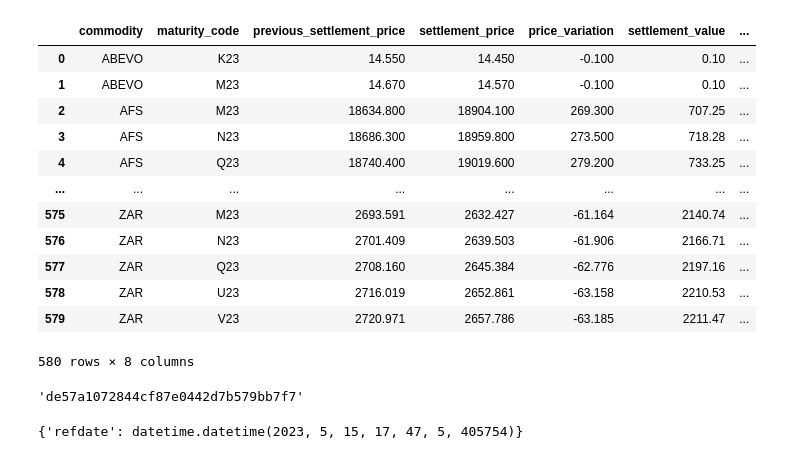
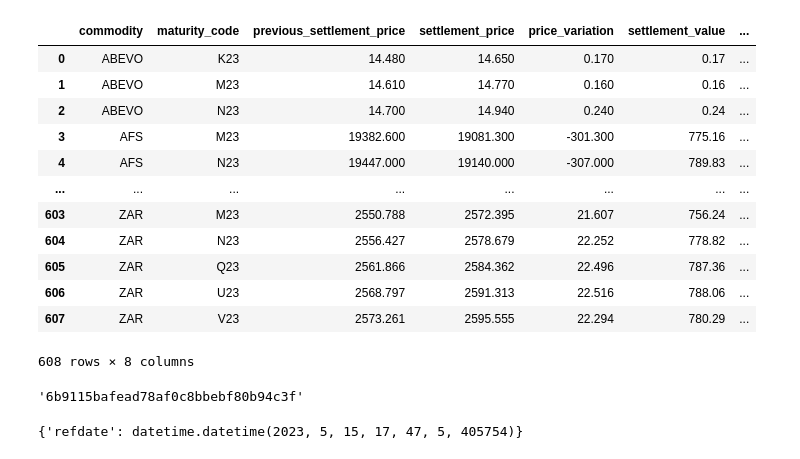
Before and after one commit to wilsonfreitas/brasa, a Jupyter notebook: notebooks/workspace.ipynb, the cells around one changed output. Drawn from its saved outputs; the diff is of its cells as text; code cells hidden in the pictures.

```diff
--- a/notebooks/workspace.ipynb
+++ b/notebooks/workspace.ipynb
@@ -6,21 +6,21 @@ from datetime import datetime
 
 import brasa
 # %%
-brasa.futures_get(datetime(2023, 5, 10))
+brasa.futures_settlement_prices_get(datetime(2023, 5, 15))
 # %% [output]
 |  | commodity | maturity_code | previous_settlement_price | settlement_price | price_variation | settlement_value | ... |
-| 0 | ABEVO | K23 | 14.550 | 14.450 | -0.100 | 0.10 | ... |
-| 1 | ABEVO | M23 | 14.670 | 14.570 | -0.100 | 0.10 | ... |
-| 2 | AFS | M23 | 18634.800 | 18904.100 | 269.300 | 707.25 | ... |
-| 3 | AFS | N23 | 18686.300 | 18959.800 | 273.500 | 718.28 | ... |
-| 4 | AFS | Q23 | 18740.400 | 19019.600 | 279.200 | 733.25 | ... |
+| 0 | ABEVO | K23 | 14.480 | 14.650 | 0.170 | 0.17 | ... |
+| 1 | ABEVO | M23 | 14.610 | 14.770 | 0.160 | 0.16 | ... |
+| 2 | ABEVO | N23 | 14.700 | 14.940 | 0.240 | 0.24 | ... |
+| 3 | AFS | M23 | 19382.600 | 19081.300 | -301.300 | 775.16 | ... |
+| 4 | AFS | N23 | 19447.000 | 19140.000 | -307.000 | 789.83 | ... |
 | ... | ... | ... | ... | ... | ... | ... | ... |
-| 575 | ZAR | M23 | 2693.591 | 2632.427 | -61.164 | 2140.74 | ... |
-| 576 | ZAR | N23 | 2701.409 | 2639.503 | -61.906 | 2166.71 | ... |
-| 577 | ZAR | Q23 | 2708.160 | 2645.384 | -62.776 | 2197.16 | ... |
-| 578 | ZAR | U23 | 2716.019 | 2652.861 | -63.158 | 2210.53 | ... |
-| 579 | ZAR | V23 | 2720.971 | 2657.786 | -63.185 | 2211.47 | ... |
+| 603 | ZAR | M23 | 2550.788 | 2572.395 | 21.607 | 756.24 | ... |
+| 604 | ZAR | N23 | 2556.427 | 2578.679 | 22.252 | 778.82 | ... |
+| 605 | ZAR | Q23 | 2561.866 | 2584.362 | 22.496 | 787.36 | ... |
+| 606 | ZAR | U23 | 2568.797 | 2591.313 | 22.516 | 788.06 | ... |
+| 607 | ZAR | V23 | 2573.261 | 2595.555 | 22.294 | 780.29 | ... |
-580 rows × 8 columns
+608 rows × 8 columns
 # %%
 import pickle
 import hashlib
@@ -27,9 +28,10 @@ import hashlib
 # %%
-sample_dict = {"refdate": datetime.now()}
+sample_dict = {"refdate": datetime.now().date()}
 t = tuple(sorted(sample_dict.items(), key=lambda x: x[0]))
+t = ("b3-futures-settlement-prices", t)
 hashlib.md5(pickle.dumps(t)).hexdigest()
 # %% [output]
-'de57a1072844cf87e0442d7b579bb7f7'
+'6b9115bafead78af0c8bbebf80b94c3f'
 # %%
 import yaml
 # %%
```
Also changed, not shown: parts of 1 cell of this notebook, 7 other files.
